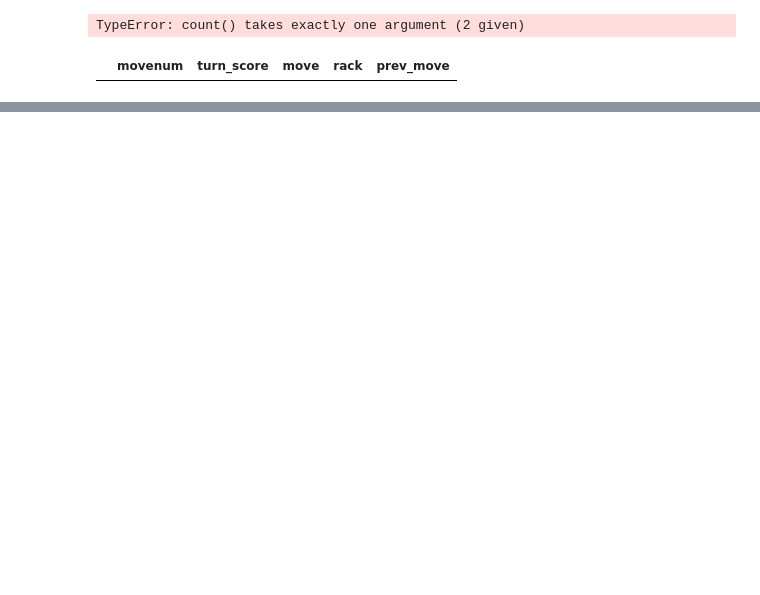
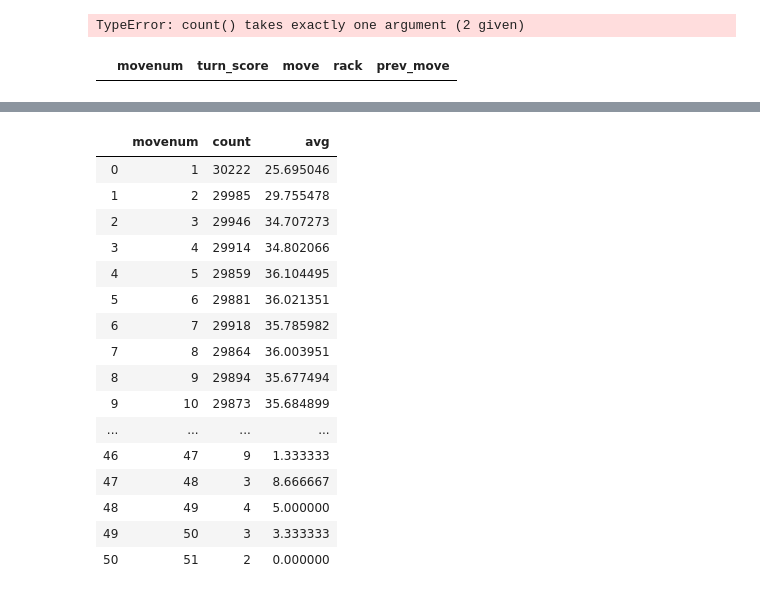
Before and after one commit to pkgalea/ScrabbleTileAnalyzer, a Jupyter notebook: DataExploration.ipynb, the cells around one changed output, grey strips where cells are left out. Cells and saved outputs as stored; diff of their text form; code cells hidden in the pictures; blank space fills up the shorter version.

```diff
--- a/DataExploration.ipynb
+++ b/DataExploration.ipynb
@@ -280,0 +278,20 @@ ax.scatter(df_turn_compare.movenum, df_turn_compare.turn_score)
+# %%
+df_turn_compare
+# %% [output]
+|  | movenum | count | avg |
+| 0 | 1 | 30222 | 25.695046 |
+| 1 | 2 | 29985 | 29.755478 |
+| 2 | 3 | 29946 | 34.707273 |
+| 3 | 4 | 29914 | 34.802066 |
+| 4 | 5 | 29859 | 36.104495 |
+| 5 | 6 | 29881 | 36.021351 |
+| 6 | 7 | 29918 | 35.785982 |
+| 7 | 8 | 29864 | 36.003951 |
+| 8 | 9 | 29894 | 35.677494 |
+| 9 | 10 | 29873 | 35.684899 |
+| ... | ... | ... | ... |
+| 46 | 47 | 9 | 1.333333 |
+| 47 | 48 | 3 | 8.666667 |
+| 48 | 49 | 4 | 5.000000 |
+| 49 | 50 | 3 | 3.333333 |
+| 50 | 51 | 2 | 0.000000 |
```
Also changed, not shown: parts of 7 cells of this notebook.
